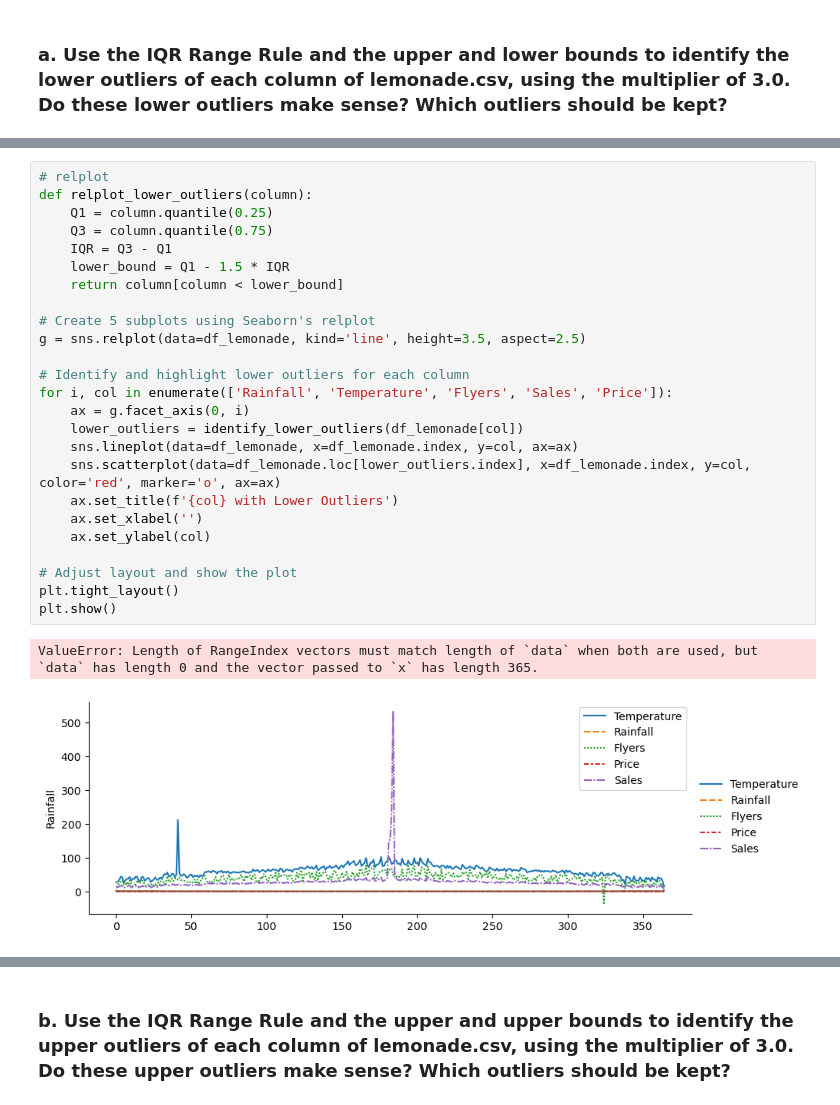
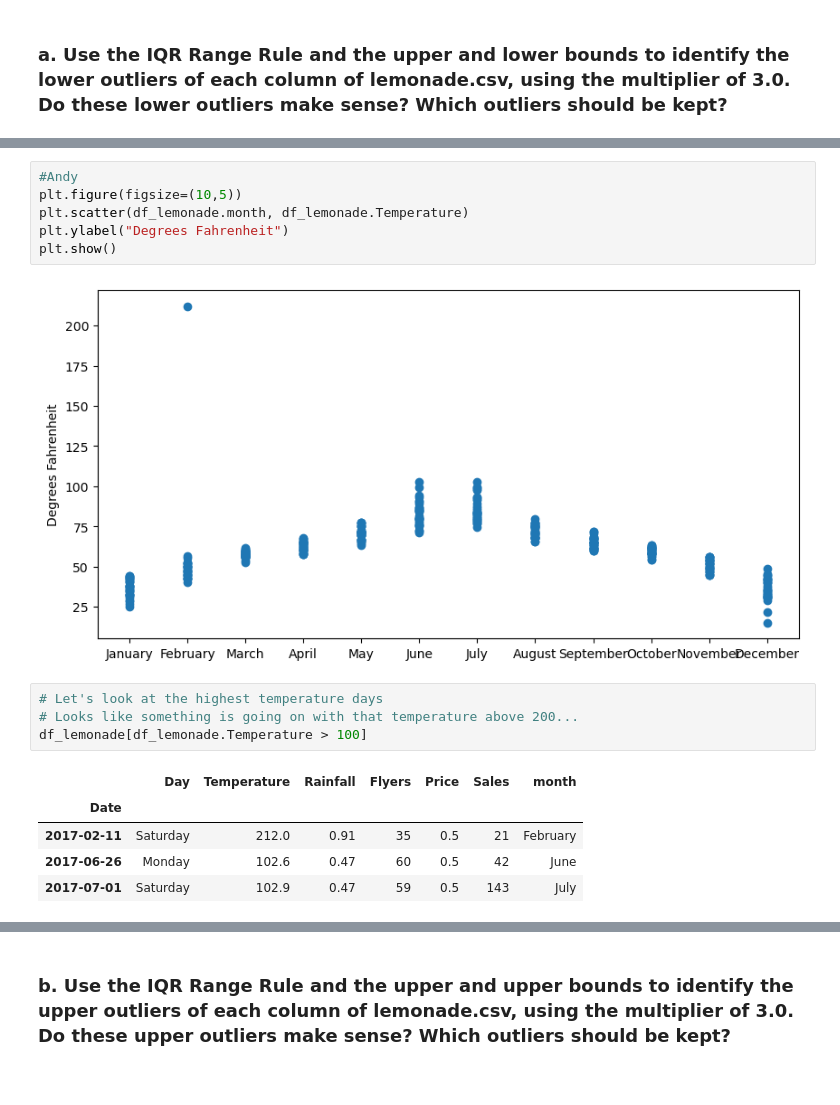
Before and after one commit to annie-carter/anomaly-detection-exercises, a Jupyter notebook: continuous_probabilistic_methods.ipynb, the cells around one changed output, grey strips where cells are left out. Cells and saved outputs as stored; diff of their text form.

```diff
--- a/continuous_probabilistic_methods.ipynb
+++ b/continuous_probabilistic_methods.ipynb
@@ -143,28 +141,18 @@ def get_lower_and_upper_bounds(col, mult=1.5):
-# %%
-# relplot
-def relplot_lower_outliers(column):
-    Q1 = column.quantile(0.25)
-    Q3 = column.quantile(0.75)
-    IQR = Q3 - Q1
-    lower_bound = Q1 - 1.5 * IQR
-    return column[column < lower_bound]
-
-# Create 5 subplots using Seaborn's relplot
-g = sns.relplot(data=df_lemonade, kind='line', height=3.5, aspect=2.5)
-
-# Identify and highlight lower outliers for each column
-for i, col in enumerate(['Rainfall', 'Temperature', 'Flyers', 'Sales', 'Price']):
-    ax = g.facet_axis(0, i)
-    lower_outliers = identify_lower_outliers(df_lemonade[col])
-    sns.lineplot(data=df_lemonade, x=df_lemonade.index, y=col, ax=ax)
-    sns.scatterplot(data=df_lemonade.loc[lower_outliers.index], x=df_lemonade.index, y=col, color='red', marker='o', ax=ax)
-    ax.set_title(f'{col} with Lower Outliers')
-    ax.set_xlabel('')
-    ax.set_ylabel(col)
-
-# Adjust layout and show the plot
-plt.tight_layout()
-plt.show()
-# %% [output]
-ValueError: Length of RangeIndex vectors must match length of `data` when both are used, but `data` has length 0 and the vector passed to `x` has length 365.
-[figure, removed]
+# %%
+#Andy
+plt.figure(figsize=(10,5))
+plt.scatter(df_lemonade.month, df_lemonade.Temperature)
+plt.ylabel("Degrees Fahrenheit")
+plt.show()
+# %% [output]
+[figure, added]
+# %%
+# Let's look at the highest temperature days
+# Looks like something is going on with that temperature above 200...
+df_lemonade[df_lemonade.Temperature > 100]
+# %% [output]
+|  | Day | Temperature | Rainfall | Flyers | Price | Sales | month |
+| Date |  |  |  |  |  |  |  |
+| 2017-02-11 | Saturday | 212.0 | 0.91 | 35 | 0.5 | 21 | February |
+| 2017-06-26 | Monday | 102.6 | 0.47 | 60 | 0.5 | 42 | June |
+| 2017-07-01 | Saturday | 102.9 | 0.47 | 59 | 0.5 | 143 | July |
```
Also changed, not shown: parts of 24 cells of this notebook.
